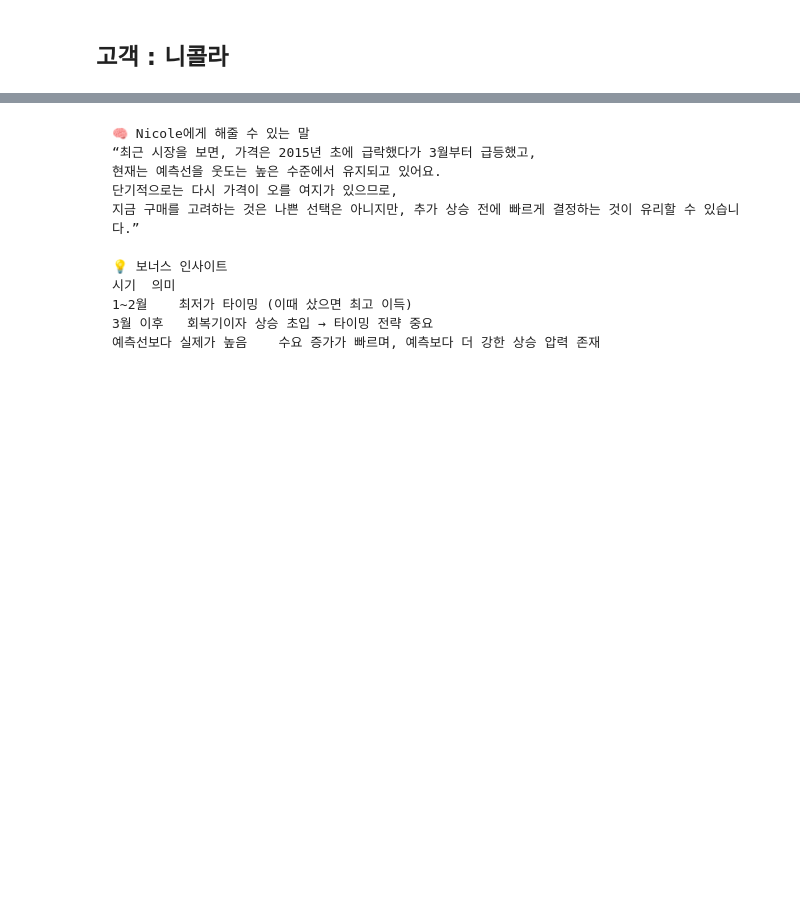
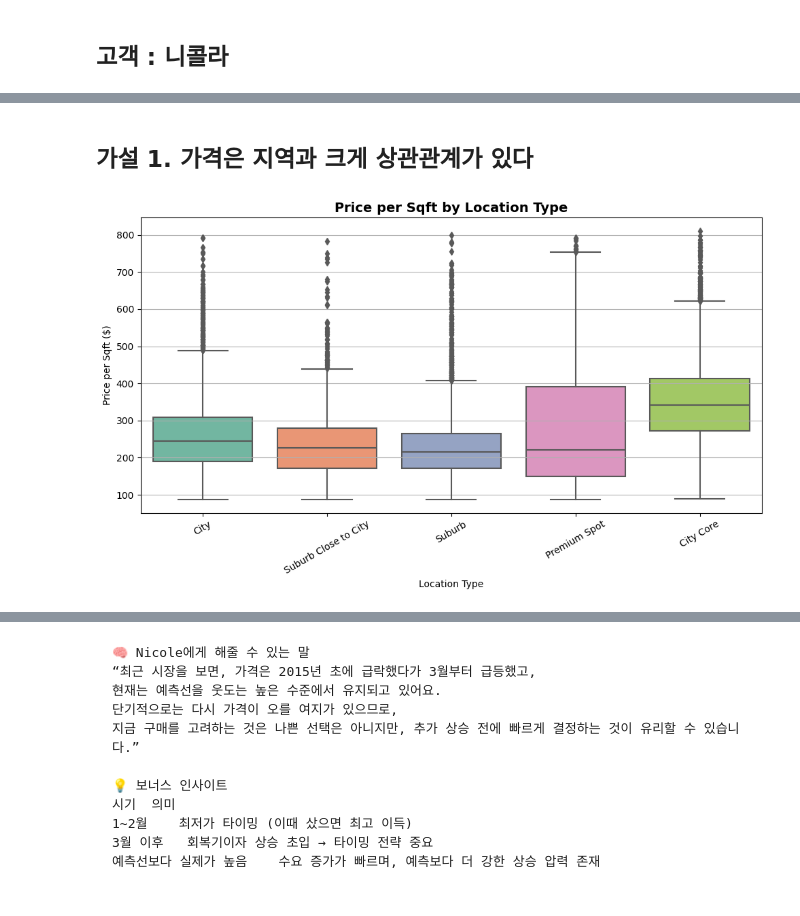
Before and after one commit to gracelee087/king-county-housing-eda, a Jupyter notebook: EDA.ipynb, the cells around one changed output, grey strips where cells are left out. Saved outputs shown, nothing was run; the diff lists cells and outputs as text; code cells hidden in the pictures; blank space fills up the shorter version.

Commit message:
Analysis visual chart added

```diff
--- a/EDA.ipynb
+++ b/EDA.ipynb
@@ -228,0 +155,11 @@ plt.show()
+# %%
+# sold_date 컬럼을 datetime 형식으로 변환
+df['sold_date'] = pd.to_datetime(df['sold_date'])
+
+# 연도 추출
+df['sold_year'] = df['sold_date'].dt.year
+
+# 연도별 매매 건수 계산
+yearly_sales = df['sold_year'].value_counts().sort_index()
+
+print(yearly_sales)
@@ -468,0 +222,20 @@ Requirement already satisfied: threadpoolctl>=3.1.0 in c:\users\honor\spicedacad
+# %% [markdown]
+## 가설 1. 가격은 지역과 크게 상관관계가 있다 ##
+# %%
+import matplotlib.pyplot as plt
+import seaborn as sns
+
+# 전체 지역 유형 포함
+plt.figure(figsize=(10, 6))
+sns.boxplot(data=df, x="location_type", y="price_per_sqft", palette="Set2")
+
+# 스타일링
+plt.title("Price per Sqft by Location Type", fontsize=14, weight='bold')
+plt.xlabel("Location Type")
+plt.ylabel("Price per Sqft ($)")
+plt.xticks(rotation=30)
+plt.grid(axis='y')
+plt.tight_layout()
+plt.show()
+# %% [output]
+[figure, added]
```
Also changed, not shown: parts of 55 cells of this notebook.
